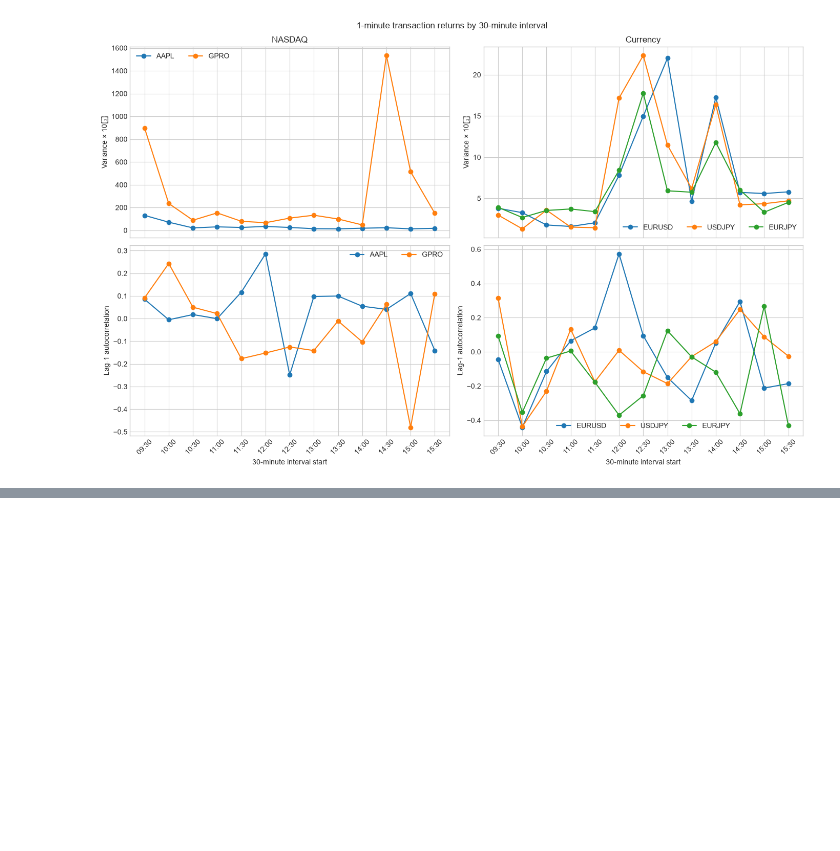
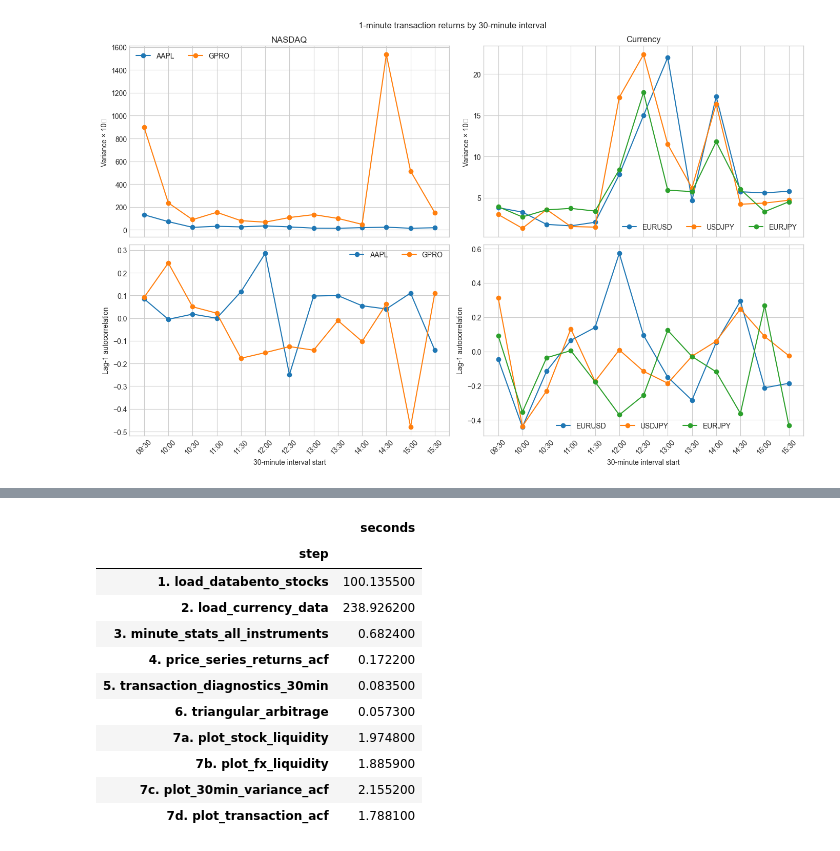
Before and after one commit to PatthieuM/230X, a Jupyter notebook: HW1/MFE230X_HW1_solution_elouan.ipynb, the cells around one changed output, grey strips where cells are left out. Saved outputs shown, nothing was run; the diff lists cells and outputs as text; code cells hidden in the pictures; blank space fills up the shorter version.

```diff
--- a/HW1/MFE230X_HW1_solution_elouan.ipynb
+++ b/HW1/MFE230X_HW1_solution_elouan.ipynb
@@ -1322,0 +1534,31 @@ plt.show()
+# %%
+TIMING_TABLE = (
+    pd.Series(TIMINGS, name="seconds")
+    .rename_axis("step")
+    .to_frame()
+    .sort_index()
+)
+TIMING_TABLE["seconds"] = TIMING_TABLE["seconds"].round(4)
+display(TIMING_TABLE)
+print(f"Total timed wall clock: {TIMING_TABLE['seconds'].sum():.3f}s")
+if "6. triangular_arbitrage" in TIMINGS:
+    detect_s = TIMINGS["6. triangular_arbitrage"]
+    mean_dur = float(ARBITRAGE_STATS["mean_duration_s"])
+    max_dur = float(ARBITRAGE_STATS["max_duration_s"])
+    print(
+        f"Arbitrage detection took {detect_s:.4f}s on already-built 1-second books. "
+        f"Mean episode length is {mean_dur:.1f}s (max {max_dur:.0f}s)."
+    )
+# %% [output]
+|  | seconds |
+| step |  |
+| 1. load_databento_stocks | 100.135500 |
+| 2. load_currency_data | 238.926200 |
+| 3. minute_stats_all_instruments | 0.682400 |
+| 4. price_series_returns_acf | 0.172200 |
+| 5. transaction_diagnostics_30min | 0.083500 |
+| 6. triangular_arbitrage | 0.057300 |
+| 7a. plot_stock_liquidity | 1.974800 |
+| 7b. plot_fx_liquidity | 1.885900 |
+| 7c. plot_30min_variance_acf | 2.155200 |
+| 7d. plot_transaction_acf | 1.788100 |
```
Also changed, not shown: parts of 31 cells of this notebook, 9 other files.
